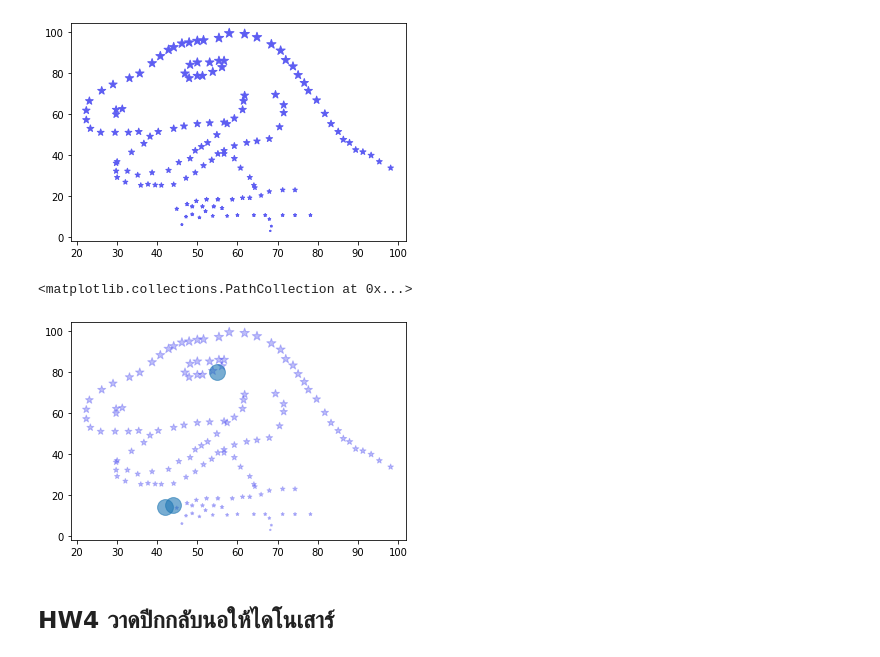
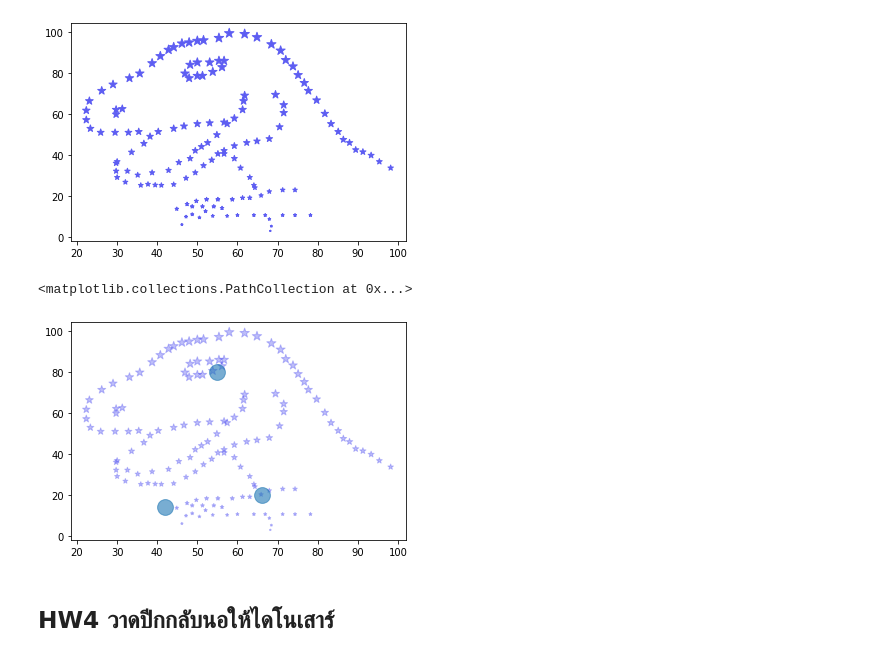
Before and after one commit to tonpiplaifa/KKU_data_mining, a Jupyter notebook: Data102.ipynb, the cells around one changed output. Drawn from its saved outputs; the diff is of its cells as text; code cells hidden in the pictures.

```diff
--- a/Data102.ipynb
+++ b/Data102.ipynb
@@ -127,9 +130,9 @@ plt.scatter(data['x'],data['y'],s=data['y'],c='#5d5df2',marker = '*')
 [figure]
 # %%
 plt.scatter(data['x'],data['y'],s=data['y'],c='#5d5df2',marker = '*',alpha = 0.4)
-plt.scatter([44,42,55],[15,14,80],s=250,alpha=0.6)
+plt.scatter([66,42,55],[20,14,80],s=250,alpha=0.6)
 # %% [output]
 <matplotlib.collections.PathCollection at 0x...>
-[figure, old version]
+[figure, new version]
 # %% [markdown]
 ## HW4 วาดปีกกลับนอให้ไดโนเสาร์
```
Also changed, not shown: parts of 3 cells of this notebook.
